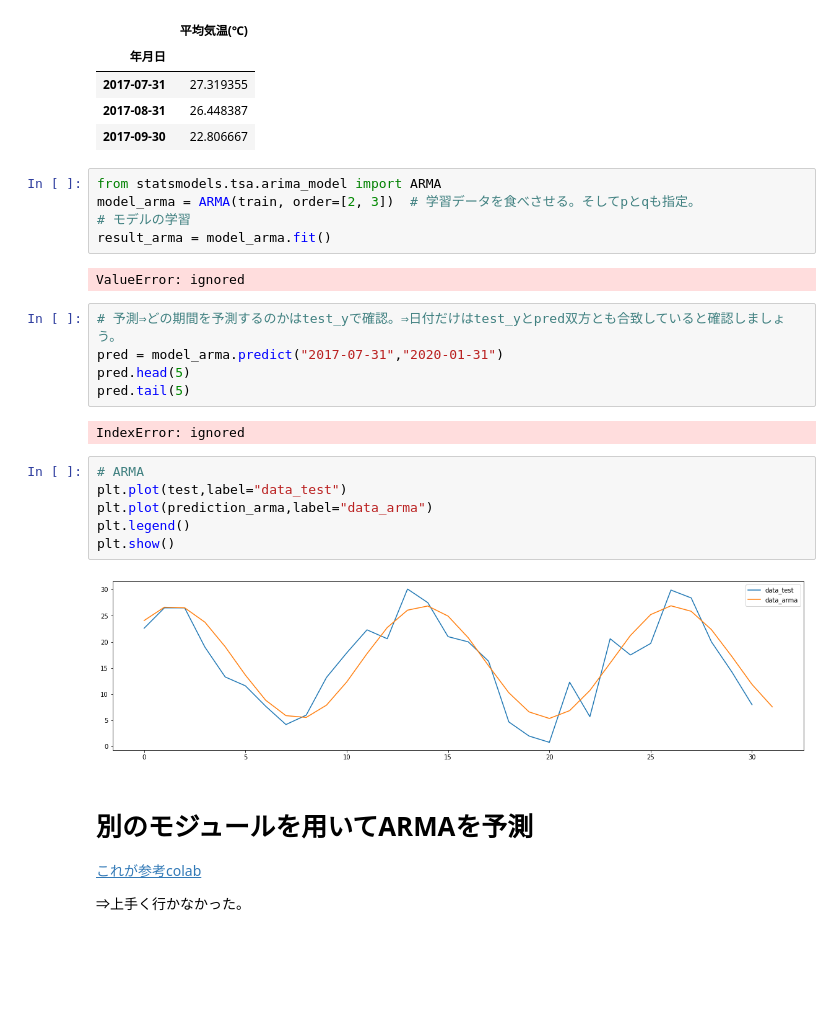
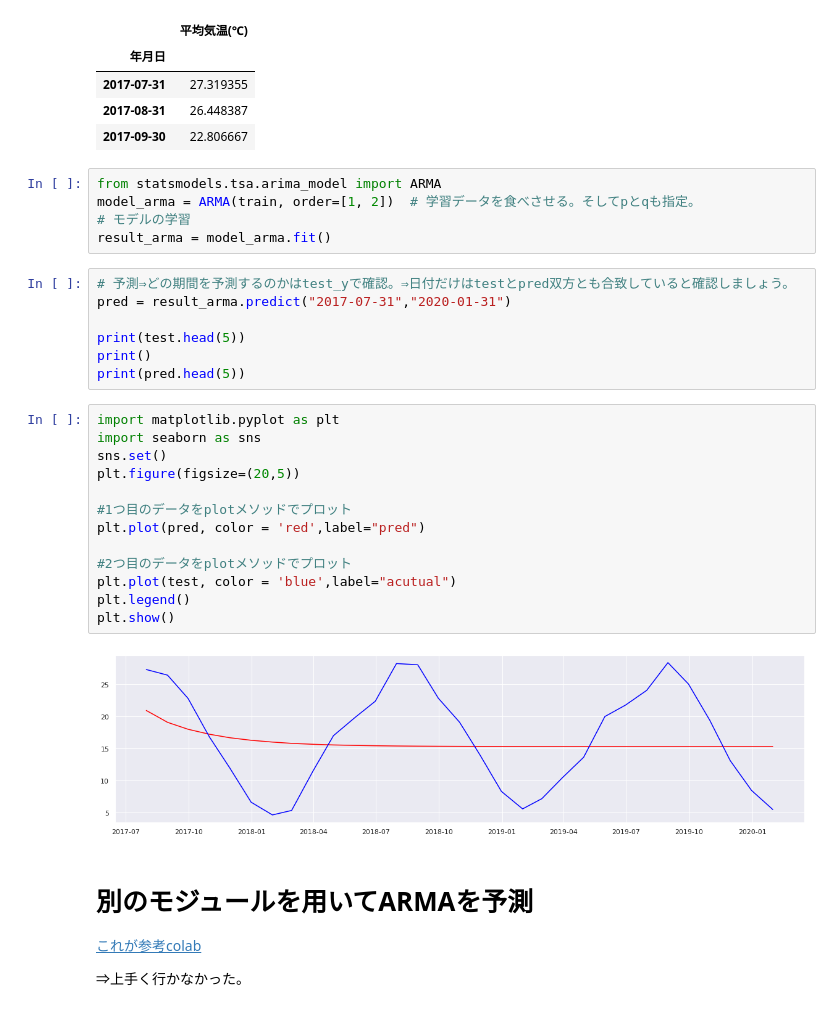
Before and after one commit to Ken-huea/Time-series-analysis, a Jupyter notebook: ARMA実装.ipynb, the cells around one changed output. Drawn from its saved outputs; the diff is of its cells as text; blank space fills up the shorter version.

```diff
--- a/ARMA実装.ipynb
+++ b/ARMA実装.ipynb
@@ -188,26 +292,31 @@ test.head(3)
 | 2017-09-30 | 22.806667 |
 # %%
 from statsmodels.tsa.arima_model import ARMA
-model_arma = ARMA(train, order=[2, 3])  # 学習データを食べさせる。そしてpとqも指定。
+model_arma = ARMA(train, order=[1, 2])  # 学習データを食べさせる。そしてpとqも指定。
 # モデルの学習
 result_arma = model_arma.fit()
-# %% [output]
-ValueError: ignored
 # %%
-# 予測⇒どの期間を予測するのかはtest_yで確認。⇒日付だけはtest_yとpred双方とも合致していると確認しましょう。
-pred = model_arma.predict("2017-07-31","2020-01-31")
-pred.head(5)
-pred.tail(5)
+# 予測⇒どの期間を予測するのかはtest_yで確認。⇒日付だけはtestとpred双方とも合致していると確認しましょう。
+pred = result_arma.predict("2017-07-31","2020-01-31")
+
+print(test.head(5))
+print()
+print(pred.head(5))
-# %% [output]
-IndexError: ignored
-# %%
-# ARMA
-plt.plot(test,label="data_test")
-plt.plot(prediction_arma,label="data_arma")
-plt.legend()
-plt.show()
-# %% [output]
-[figure, removed]
+# %%
+import matplotlib.pyplot as plt
+import seaborn as sns
+sns.set()
+plt.figure(figsize=(20,5))
+
+#1つ目のデータをplotメソッドでプロット
+plt.plot(pred, color = 'red',label="pred")
+
+#2つ目のデータをplotメソッドでプロット
+plt.plot(test, color = 'blue',label="acutual")
+plt.legend()
+plt.show()
+# %% [output]
+[figure, added]
 # %% [markdown]
 # 別のモジュールを用いてARMAを予測
 [これが参考colab](https://colab.research.google.com/drive/1dfFfrMthALaICyI-tydWfJGjbroUqTnt#scrollTo=GAFQVK0ljIQY)
```
Also changed, not shown: parts of 19 cells of this notebook.
